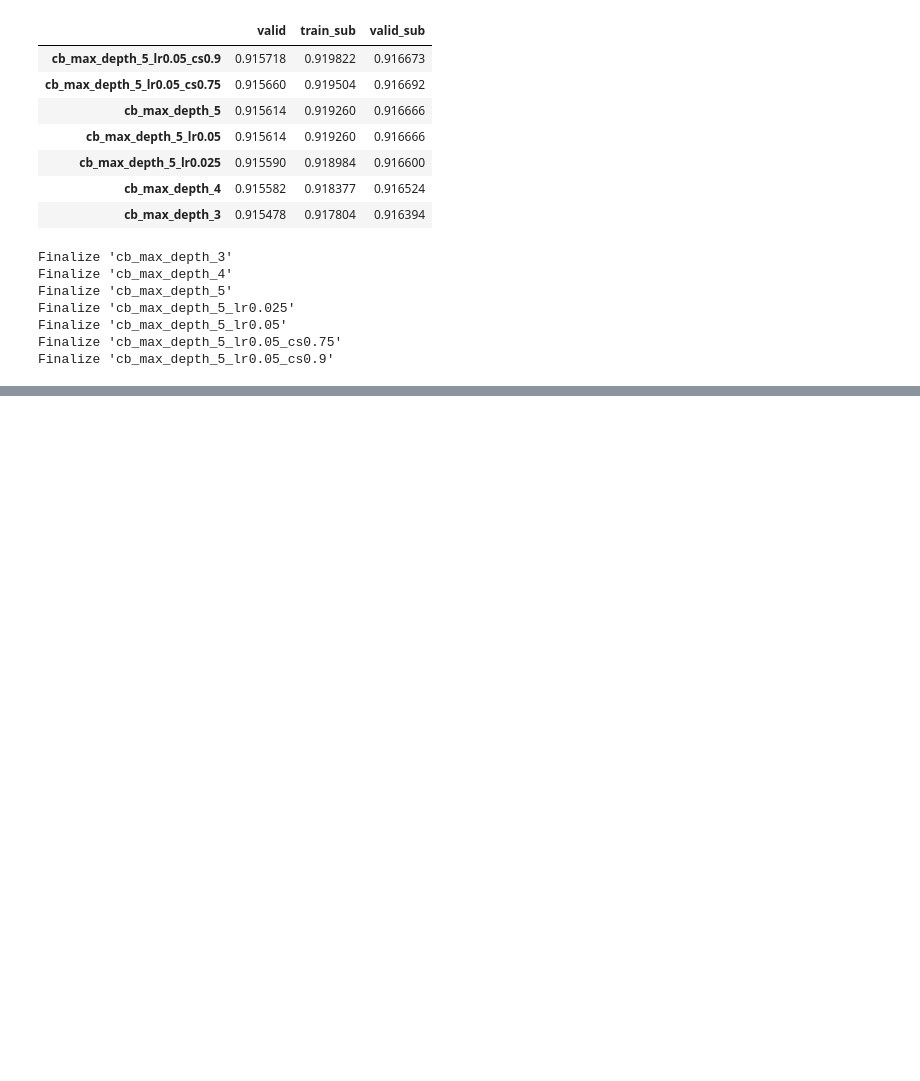
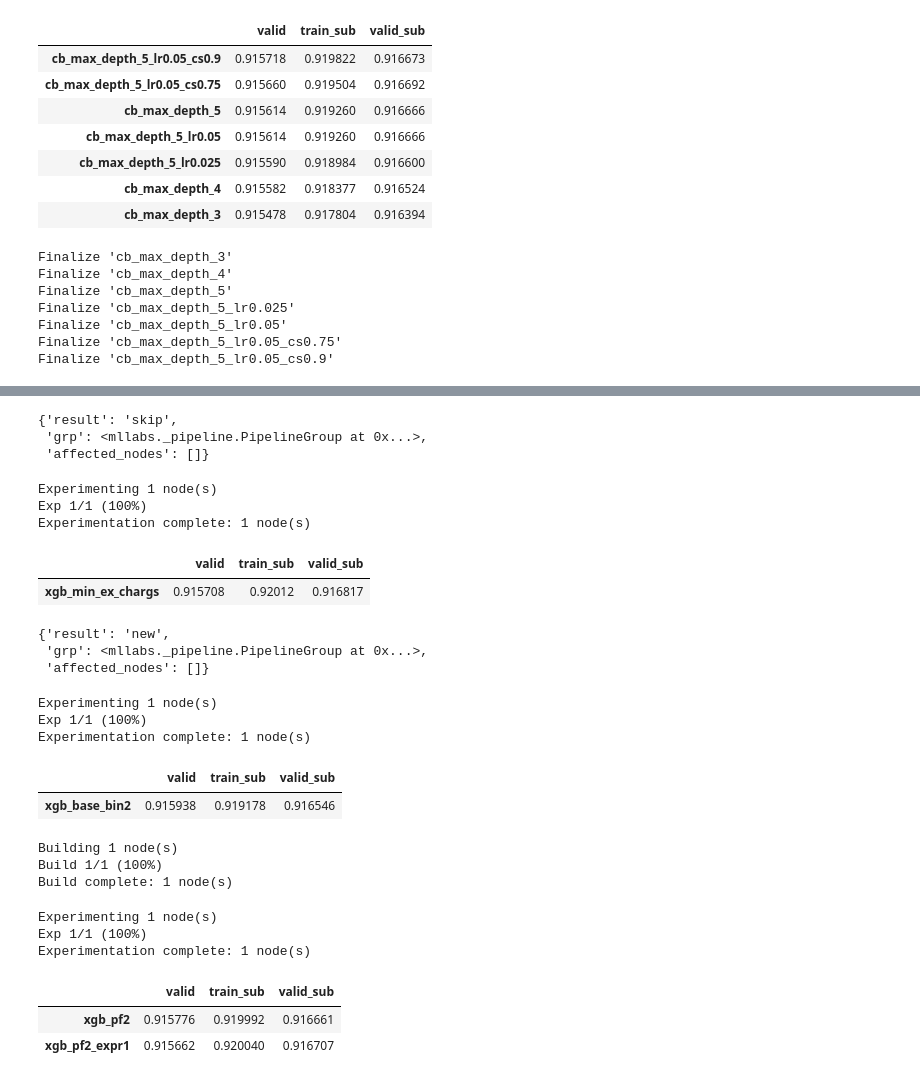
Before and after one commit to sunkusun9/ml-labs, a Jupyter notebook: examples/kaggle_s6e3/3.exp_ss1.ipynb, the cells around one changed output, grey strips where cells are left out. Cells and saved outputs as stored; diff of their text form; code cells hidden in the pictures; blank space fills up the shorter version.

```diff
--- a/examples/kaggle_s6e3/3.exp_ss1.ipynb
+++ b/examples/kaggle_s6e3/3.exp_ss1.ipynb
@@ -843,0 +963,71 @@ Finalize 'cb_max_depth_5_lr0.05_cs0.9'
+# %%
+e_model.set_grp(
+    'xgb_max_depth3_base', parent='xgb', edges={'X': [(None, X_bin + X_nom + X_tri + X_num)]},
+    params = {'max_depth': 3, 'enable_categorical': True, 'device': 'cuda',
+        'verbosity': 0, 'random_state': 1,
+        'learning_rate': 0.05, 'colsample_bytree': 0.75, 'subsample': 0.9, 'reg_lambda': 0.01}
+)
+# %% [output]
+{'result': 'skip',
+ 'grp': <mllabs._pipeline.PipelineGroup at 0x...>,
+ 'affected_nodes': []}
+# %%
+e_model.set_node('xgb_min_ex_chargs', grp = 'xgb_max_depth3_base', edges={'X': [('expr1', None)]})
+e_model.exp()
+# %% [output]
+Experimenting 1 node(s)
+Exp 1/1 (100%)
+Experimentation complete: 1 node(s)
+# %%
+e_model.get_collector('AUC').get_metrics_agg('xgb_min_ex_.*')[0].sort_values('valid', ascending=False)
+# %% [output]
+|  | valid | train_sub | valid_sub |
+| xgb_min_ex_chargs | 0.915708 | 0.92012 | 0.916817 |
+# %%
+e_model.set_grp(
+    'xgb_max_depth3_base2', parent='xgb', edges={'X': [(None, X_bin + X_nom + X_bin2 + X_num)]},
+    params = {'max_depth': 3, 'enable_categorical': True, 'device': 'cuda',
+        'verbosity': 0, 'random_state': 1,
+        'learning_rate': 0.05, 'colsample_bytree': 0.75, 'subsample': 0.9, 'reg_lambda': 0.01}
+)
+# %% [output]
+{'result': 'new',
+ 'grp': <mllabs._pipeline.PipelineGroup at 0x...>,
+ 'affected_nodes': []}
+# %%
+e_model.set_node('xgb_base_bin2', grp = 'xgb_max_depth3_base')
+e_model.exp()
+# %% [output]
+Experimenting 1 node(s)
+Exp 1/1 (100%)
+Experimentation complete: 1 node(s)
+# %%
+e_model.get_collector('AUC').get_metrics_agg('xgb_base_bin2.*')[0].sort_values('valid', ascending=False)
+# %% [output]
+|  | valid | train_sub | valid_sub |
+| xgb_base_bin2 | 0.915938 | 0.919178 | 0.916546 |
+# %%
+from sklearn.preprocessing import PolynomialFeatures
+e_model.set_node(
+    'pf2', grp='pre', processor = PolynomialFeatures, edges = {'X': [(None, X_num)]},
+    params={'degree': 2, 'interaction_only': True}
+)
+e_model.build()
+# %% [output]
+Building 1 node(s)
+Build 1/1 (100%)
+Build complete: 1 node(s)
+# %%
+e_model.set_node('xgb_pf2', grp = 'xgb_max_depth3_base2', edges={'X': [('pf2', None)]})
+e_model.set_node('xgb_pf2_expr1', grp = 'xgb_max_depth3_base2', edges={'X': [('pf2', None), ('expr1', None)]})
+e_model.exp()
+# %% [output]
+Experimenting 1 node(s)
+Exp 1/1 (100%)
+Experimentation complete: 1 node(s)
+# %%
+e_model.get_collector('AUC').get_metrics_agg('xgb_pf2.*')[0].sort_values('valid', ascending=False)
+# %% [output]
+|  | valid | train_sub | valid_sub |
+| xgb_pf2 | 0.915776 | 0.919992 | 0.916661 |
+| xgb_pf2_expr1 | 0.915662 | 0.920040 | 0.916707 |
```
Also changed, not shown: parts of 16 cells of this notebook, 6 other files.
